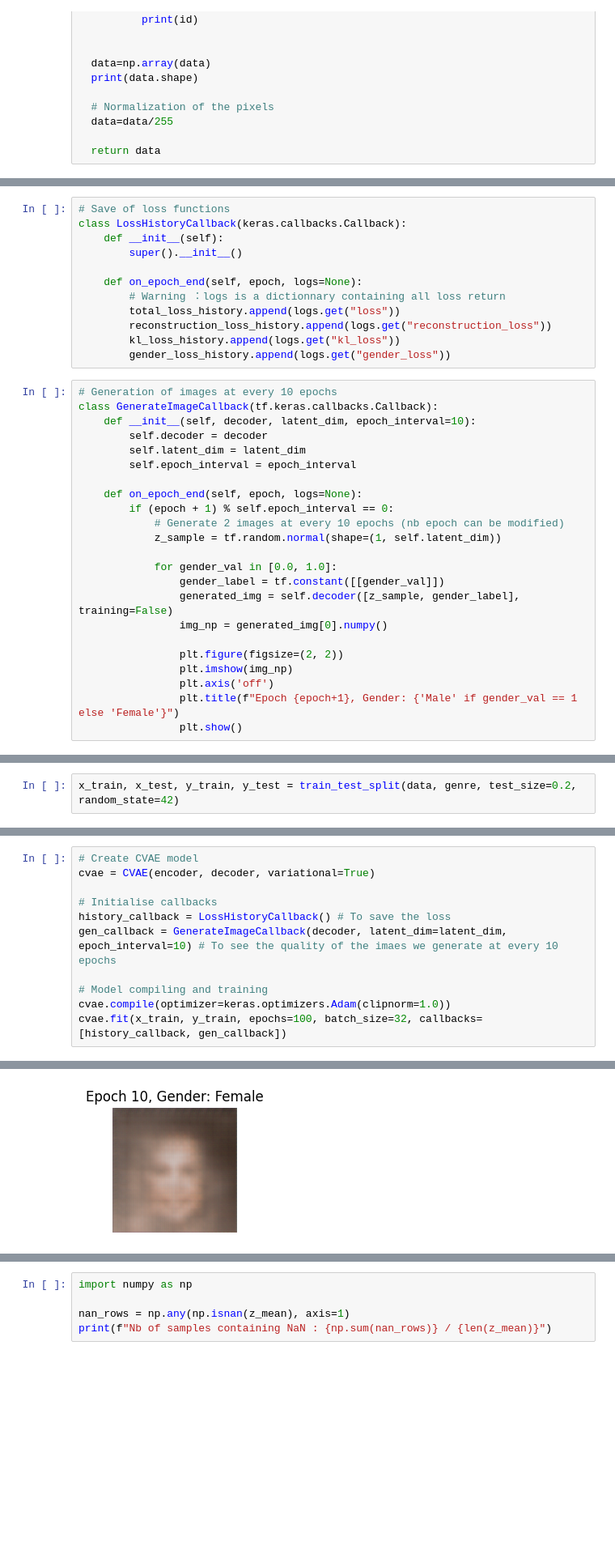
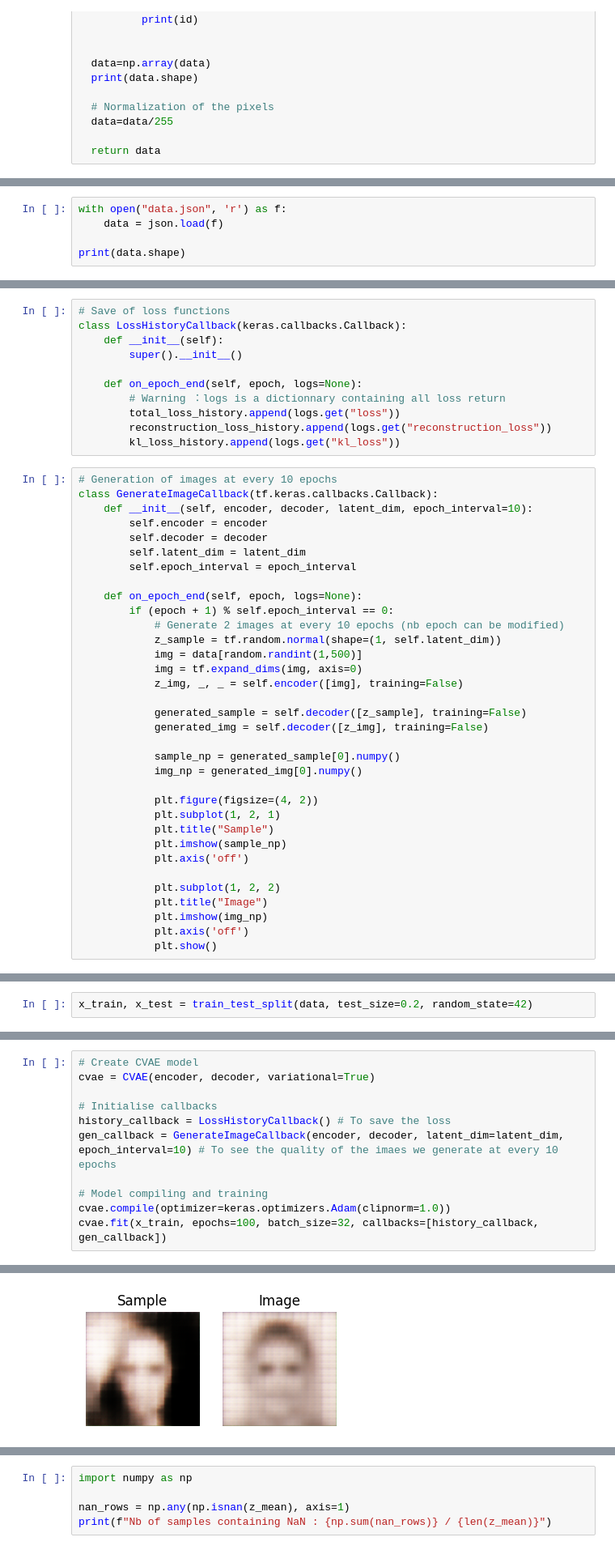
Before and after one commit to CamilleRimaud/Groupe5-4BiM, a Jupyter notebook: CVAE_callbacks_traitement_labels.ipynb, the cells around one changed output, grey strips where cells are left out. Shown at 81% size. Cells and saved outputs as stored; diff of their text form; blank space fills up the shorter version.

```diff
--- a/CVAE_callbacks_traitement_labels.ipynb
+++ b/CVAE_callbacks_traitement_labels.ipynb
@@ -99 +104,6 @@ data=import_data(nb_img)
+# %%
+with open("data.json", 'r') as f:
+    data = json.load(f)
+
+print(data.shape)
 # %%
@@ -361,11 +338,11 @@ class LossHistoryCallback(keras.callbacks.Callback):
         total_loss_history.append(logs.get("loss"))
         reconstruction_loss_history.append(logs.get("reconstruction_loss"))
         kl_loss_history.append(logs.get("kl_loss"))
-        gender_loss_history.append(logs.get("gender_loss"))
 # %%
 # Generation of images at every 10 epochs
 class GenerateImageCallback(tf.keras.callbacks.Callback):
-    def __init__(self, decoder, latent_dim, epoch_interval=10):
+    def __init__(self, encoder, decoder, latent_dim, epoch_interval=10):
+        self.encoder = encoder
         self.decoder = decoder
         self.latent_dim = latent_dim
         self.epoch_interval = epoch_interval
@@ -374,17 +351,27 @@ class GenerateImageCallback(tf.keras.callbacks.Callback):
         if (epoch + 1) % self.epoch_interval == 0:
             # Generate 2 images at every 10 epochs (nb epoch can be modified)
             z_sample = tf.random.normal(shape=(1, self.latent_dim))
+            img = data[random.randint(1,500)]
+            img = tf.expand_dims(img, axis=0)
+            z_img, _, _ = self.encoder([img], training=False)
 
-            for gender_val in [0.0, 1.0]:
-                gender_label = tf.constant([[gender_val]])
-                generated_img = self.decoder([z_sample, gender_label], training=False)
-                img_np = generated_img[0].numpy()
+            generated_sample = self.decoder([z_sample], training=False)
+            generated_img = self.decoder([z_img], training=False)
 
-                plt.figure(figsize=(2, 2))
-                plt.imshow(img_np)
-                plt.axis('off')
-                plt.title(f"Epoch {epoch+1}, Gender: {'Male' if gender_val == 1 else 'Female'}")
-                plt.show()
+            sample_np = generated_sample[0].numpy()
+            img_np = generated_img[0].numpy()
+
+            plt.figure(figsize=(4, 2))
+            plt.subplot(1, 2, 1)
+            plt.title("Sample")
+            plt.imshow(sample_np)
+            plt.axis('off')
+
+            plt.subplot(1, 2, 2)
+            plt.title("Image")
+            plt.imshow(img_np)
+            plt.axis('off')
+            plt.show()
 # %%
 latent_dim = 32  #  latent space dimension
 encoder = build_encoder(input_shape=(128, 128, 3))
@@ -438,6 +425,6 @@ Model: "decoder"
  Non-trainable params: 0 (0.00 B)
 # %%
-x_train, x_test, y_train, y_test = train_test_split(data, genre, test_size=0.2, random_state=42)
+x_train, x_test = train_test_split(data, test_size=0.2, random_state=42)
 # %%
 # Saving loss
 total_loss_history = []
@@ -450,10 +436,10 @@ cvae = CVAE(encoder, decoder, variational=True)
 
 # Initialise callbacks
 history_callback = LossHistoryCallback() # To save the loss
-gen_callback = GenerateImageCallback(decoder, latent_dim=latent_dim, epoch_interval=10) # To see the quality of the imaes we generate at every 10 epochs
+gen_callback = GenerateImageCallback(encoder, decoder, latent_dim=latent_dim, epoch_interval=10) # To see the quality of the imaes we generate at every 10 epochs
 
 # Model compiling and training
 cvae.compile(optimizer=keras.optimizers.Adam(clipnorm=1.0))
-cvae.fit(x_train, y_train, epochs=100, batch_size=32, callbacks=[history_callback, gen_callback])
+cvae.fit(x_train, epochs=100, batch_size=32, callbacks=[history_callback, gen_callback])
 # %% [output]
 Epoch 1/100
@@ -479 +465 @@ Epoch 10/100
-[figure, old version]
+[figure, new version]
```
Also changed, not shown: parts of 21 cells of this notebook.
